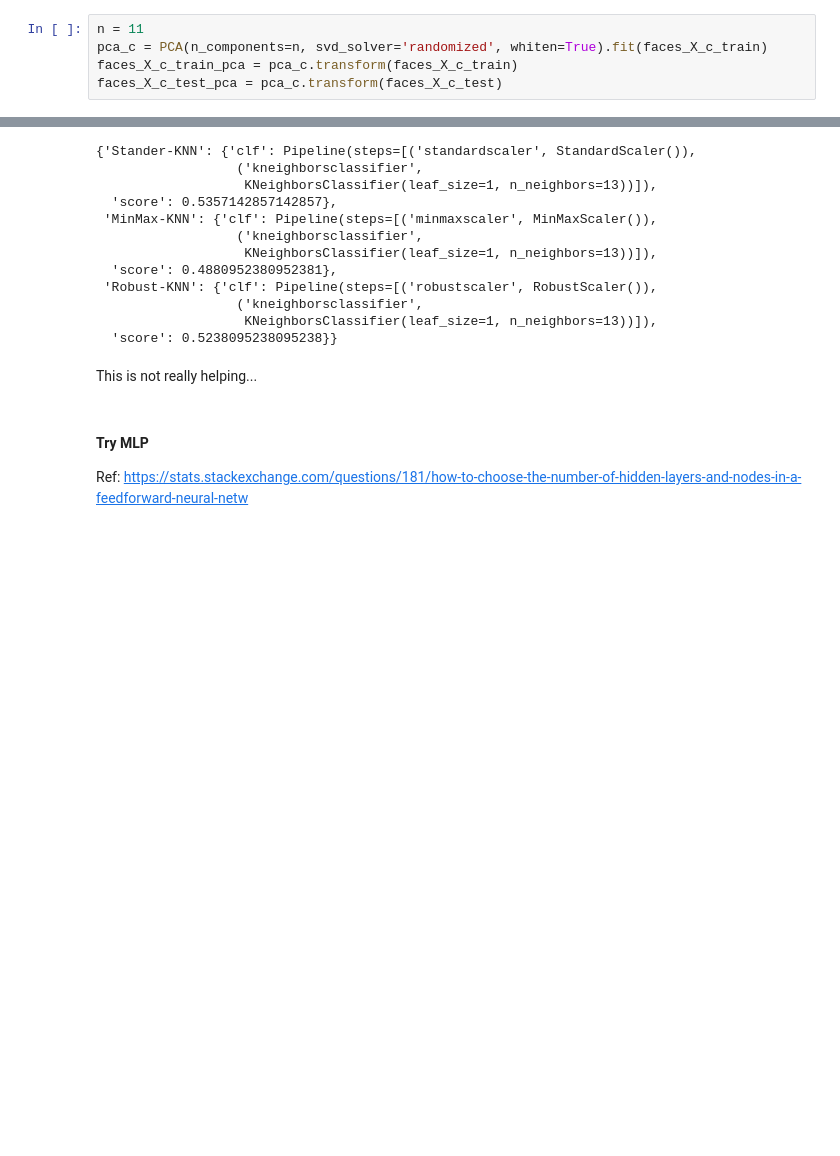
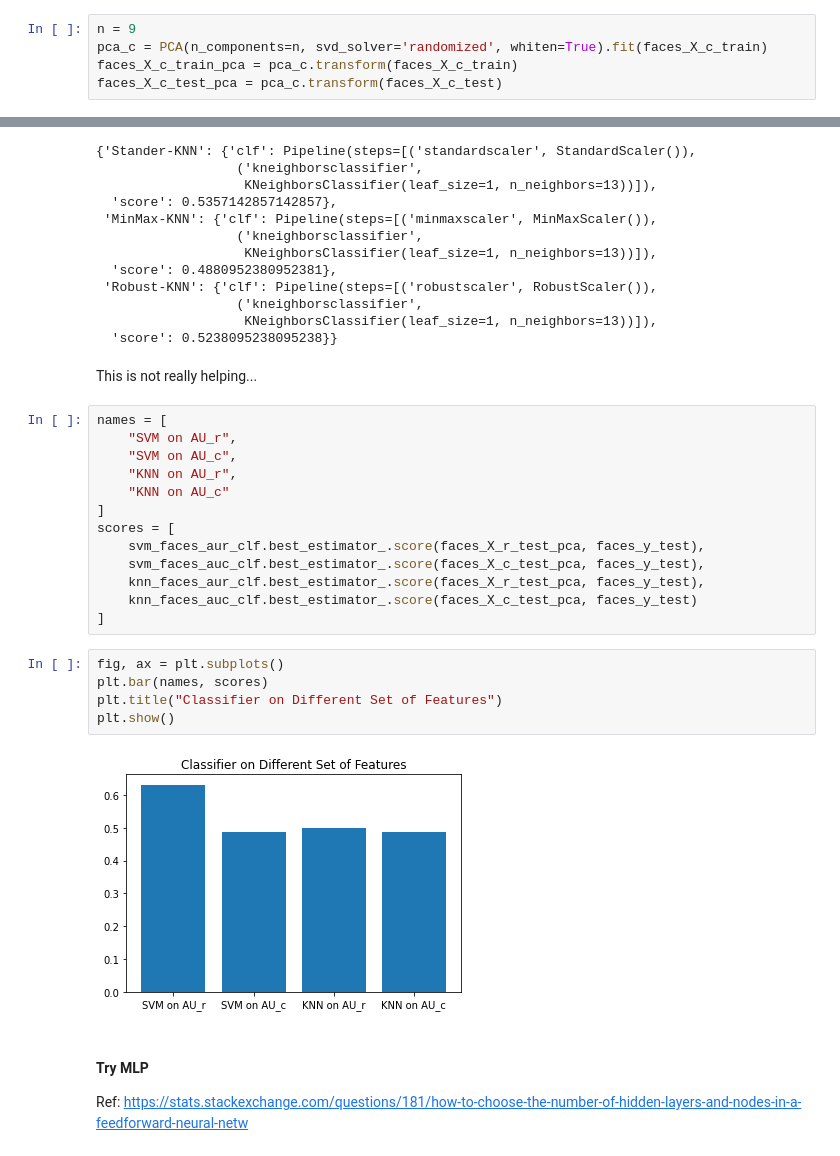
Before and after one commit to siicomos/emotion-picture-correlator, a Jupyter notebook: notebooks/model1-FacesDB.ipynb, the cells around one changed output, grey strips where cells are left out. Drawn from its saved outputs; the diff is of its cells as text; blank space fills up the shorter version.

```diff
--- a/notebooks/model1-FacesDB.ipynb
+++ b/notebooks/model1-FacesDB.ipynb
@@ -285,7 +306,7 @@ plt.xticks(np.arange(1, 18, 1));
 # %% [output]
 [figure]
 # %%
-n = 11
+n = 9
 pca_c = PCA(n_components=n, svd_solver='randomized', whiten=True).fit(faces_X_c_train)
 faces_X_c_train_pca = pca_c.transform(faces_X_c_train)
 faces_X_c_test_pca = pca_c.transform(faces_X_c_test)
@@ -484,6 +501,26 @@ scaler_knn_aur_clf_clc
   'score': 0.5238095238095238}}
 # %% [markdown]
 This is not really helping...
+# %%
+names = [
+    "SVM on AU_r",
+    "SVM on AU_c",
+    "KNN on AU_r",
+    "KNN on AU_c"
+]
+scores = [
+    svm_faces_aur_clf.best_estimator_.score(faces_X_r_test_pca, faces_y_test),
+    svm_faces_auc_clf.best_estimator_.score(faces_X_c_test_pca, faces_y_test),
+    knn_faces_aur_clf.best_estimator_.score(faces_X_r_test_pca, faces_y_test),
+    knn_faces_auc_clf.best_estimator_.score(faces_X_c_test_pca, faces_y_test)
+]
+# %%
+fig, ax = plt.subplots()
+plt.bar(names, scores)
+plt.title("Classifier on Different Set of Features")
+plt.show()
+# %% [output]
+[figure, added]
 # %% [markdown]
 #### Try MLP
 Ref: https://stats.stackexchange.com/questions/181/how-to-choose-the-number-of-hidden-layers-and-nodes-in-a-feedforward-neural-netw
```
Also changed, not shown: parts of 14 cells of this notebook, 1 other file.
